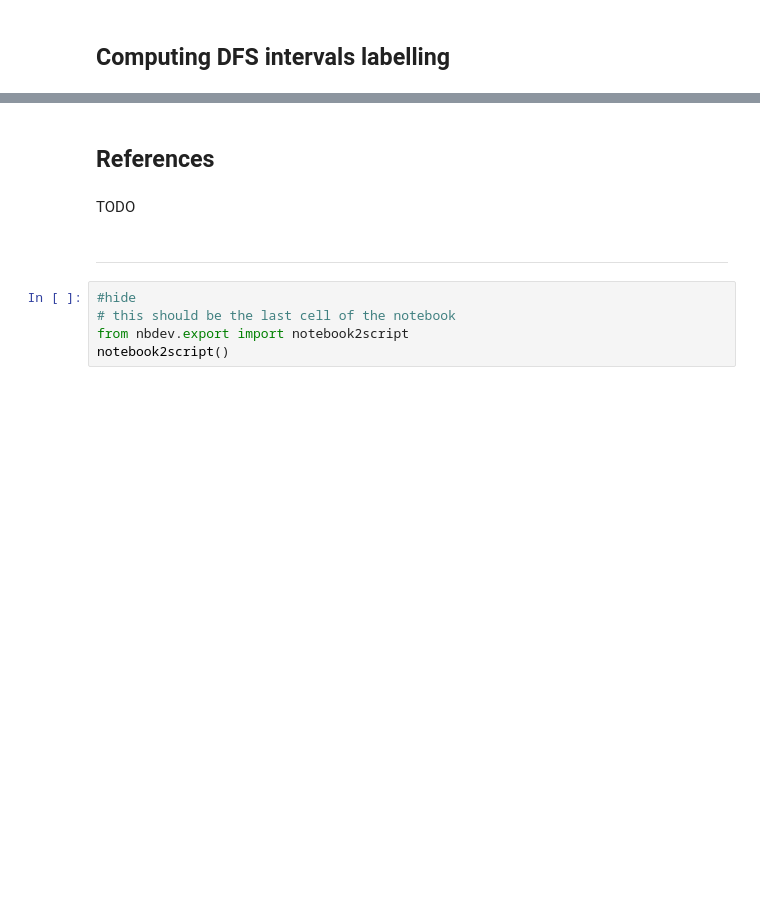
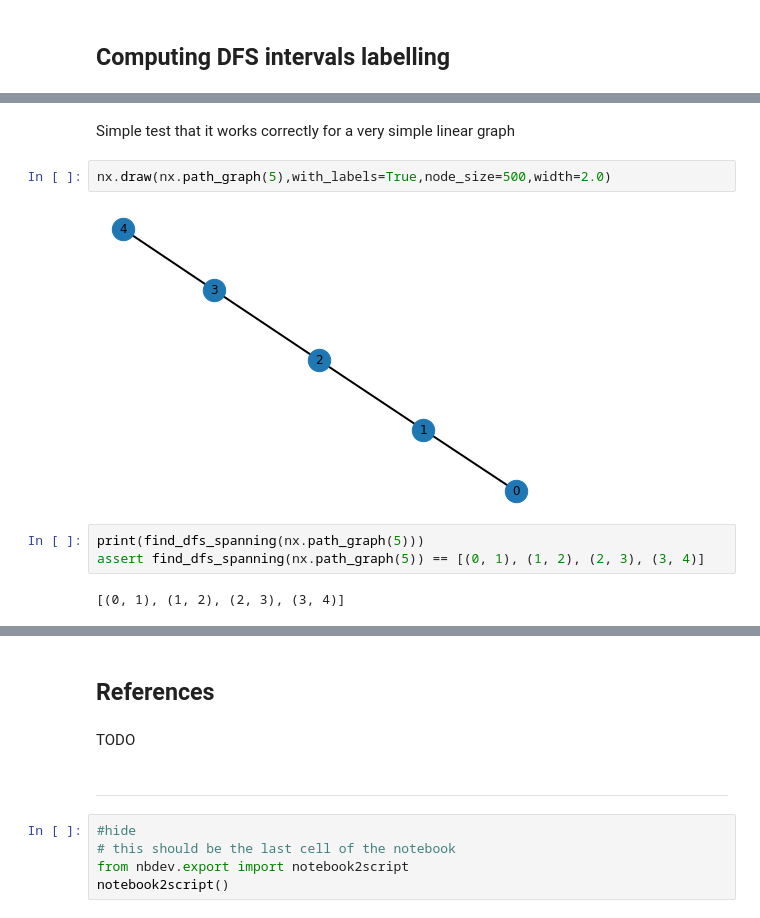
Before and after one commit to jnareb/git-commit-graph-ext, a Jupyter notebook: 07_interval_labels.ipynb, the cells around one changed output, grey strips where cells are left out. Cells and saved outputs as stored; diff of their text form; blank space fills up the shorter version.

```diff
--- a/07_interval_labels.ipynb
+++ b/07_interval_labels.ipynb
@@ -434,0 +474,11 @@ Commit graph with the spanning forest and min-post intervals:
+# %% [markdown]
+Simple test that it works correctly for a very simple linear graph
+# %%
+nx.draw(nx.path_graph(5),with_labels=True,node_size=500,width=2.0)
+# %% [output]
+[figure, added]
+# %%
+print(find_dfs_spanning(nx.path_graph(5)))
+assert find_dfs_spanning(nx.path_graph(5)) == [(0, 1), (1, 2), (2, 3), (3, 4)]
+# %% [output]
+[(0, 1), (1, 2), (2, 3), (3, 4)]
```
Also changed, not shown: parts of 24 cells of this notebook, 2 other files.
